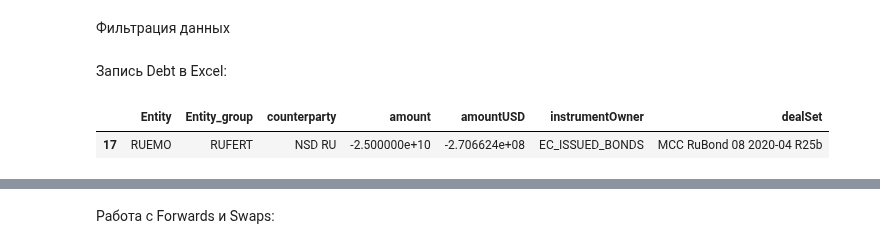
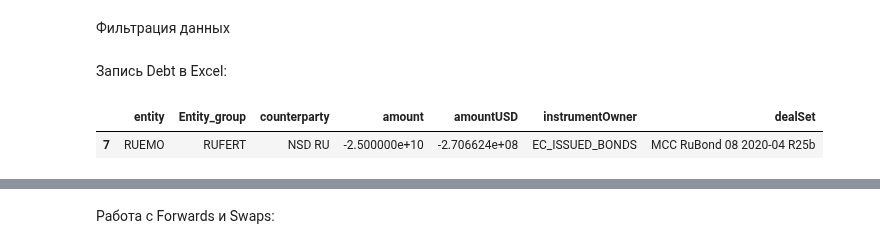
Before and after one commit to Lirollel/Work_AIM_Jupyter-Python-Pandas, a Jupyter notebook: OCP/Quantum/Quantum_Debt_and_Deriv.ipynb, the cells around one changed output, grey strips where cells are left out. Saved outputs shown, nothing was run; the diff lists cells and outputs as text; code cells hidden in the pictures.

```diff
--- a/OCP/Quantum/Quantum_Debt_and_Deriv.ipynb
+++ b/OCP/Quantum/Quantum_Debt_and_Deriv.ipynb
@@ -117,12 +117,12 @@ if print_Debt == True:
     data_Debt_export_for_print_SUEK.to_excel(Output_Debt_SUEK, sheet_name = Sheet_in_output_Debt, index = False)
     data_Debt_export_for_print_ECH.to_excel(Output_Debt_ECH, sheet_name = Sheet_in_output_Debt, index = False)
 # %%
-check = data_Debt_work[['Entity', 'Entity_group', 'counterparty','amount', 'amountUSD', 'instrumentOwner', 'dealSet']]
+check = data_Debt_work[['entity', 'Entity_group', 'counterparty','amount', 'amountUSD', 'instrumentOwner', 'dealSet']]
 check = check[check.instrumentOwner.str.contains('BONDS')].reset_index(drop=True)
 check[check.dealSet == check.dealSet.unique().tolist()[3]]
 # %% [output]
-|  | Entity | Entity_group | counterparty | amount | amountUSD | instrumentOwner | dealSet |
-| 17 | RUEMO | RUFERT | NSD RU | -2.500000e+10 | -2.706624e+08 | EC_ISSUED_BONDS | MCC RuBond 08 2020-04 R25b |
+|  | entity | Entity_group | counterparty | amount | amountUSD | instrumentOwner | dealSet |
+| 7 | RUEMO | RUFERT | NSD RU | -2.500000e+10 | -2.706624e+08 | EC_ISSUED_BONDS | MCC RuBond 08 2020-04 R25b |
 # %%
 manual_map = data_Debt_work.loc[(data_Debt_work['cpartyType'] == 'Internal') & (data_Debt_work['CompCode'] == 'External'), ['counterparty', 'CompCode', 'Counterparty_Group']].drop_duplicates()
 manual_map
```
Also changed, not shown: parts of 5 cells of this notebook, 3 other files.
